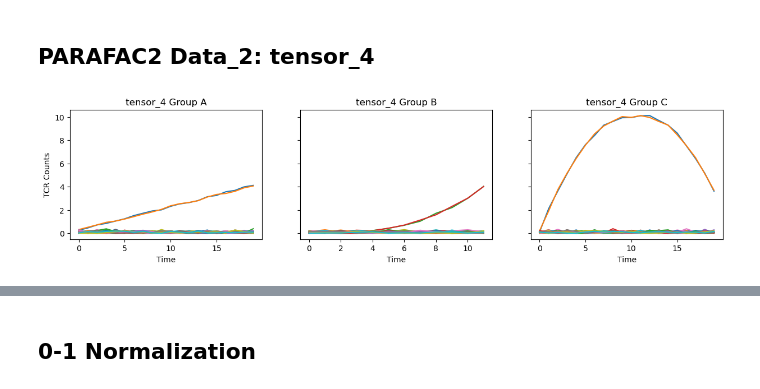
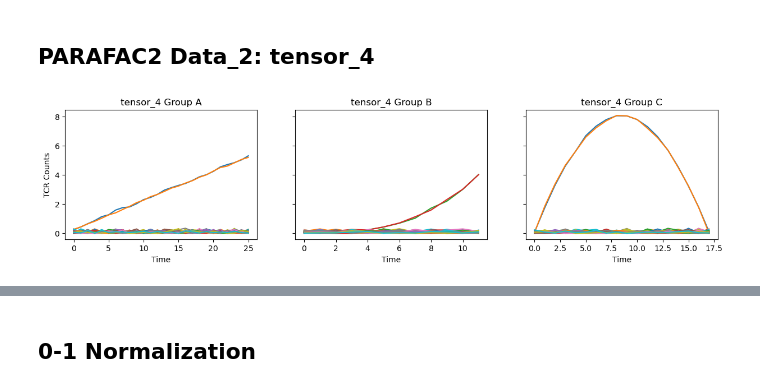
Before and after one commit to pablovadillo/Tensordecomposition, a Jupyter notebook: Simulation.ipynb, the cells around one changed output, grey strips where cells are left out. Drawn from its saved outputs; the diff is of its cells as text; code cells hidden in the pictures.

Commit message:
Corrected small error in PARAFAC2 simulated data

```diff
--- a/Simulation.ipynb
+++ b/Simulation.ipynb
@@ -136,7 +136,7 @@ for patient in range(len(tensor_3)):
     else:
         t_2 = math.ceil(num_timesteps[patient]/2)
         tensor_3[patient][0:t_2, 4:8] = c * t[t_2, None] ** 2 - c * (t[::-1][t_2:num_timesteps[patient], None] + 1) ** 2 + np.abs(np.random.normal(0, 0.1, (t_2, 4)))
-        tensor_3[patient][t_2:num_timesteps[patient], 4:8] = - c * (t[t_2:num_timesteps[patient], None] - t_2-1) ** 2 + c * t_2 ** 2 + np.abs(np.random.normal(0, 0.1, (num_timesteps[patient]-t_2, 4)))
+        tensor_3[patient][t_2:num_timesteps[patient], 4:8] = - c * (t[t_2:num_timesteps[patient], None] - t_2+1) ** 2 + c * t_2 ** 2 + np.abs(np.random.normal(0, 0.1, (num_timesteps[patient]-t_2, 4)))
 # %%
 data_visualization2(5, 9, 8, tensor_3, "tensor_3")
 # %% [output]
@@ -169,8 +183,8 @@ for patient in range(len(tensor_3)):
     else:
         t_2 = math.ceil(num_timesteps[patient]/2)
         tensor_4[patient][0:t_2, 0:2] = c * t[t_2, None] ** 2 - c * (t[::-1][t_2:num_timesteps[patient], None] + 1) ** 2 + np.abs(np.random.normal(0, 0.1, (t_2, 2)))
-        tensor_4[patient][t_2:num_timesteps[patient], 0:2] = - c * (t[t_2:num_timesteps[patient], None] - t_2-1) ** 2 + c * t_2 ** 2 + np.abs(np.random.normal(0, 0.1, (num_timesteps[patient]-t_2, 2)))
+        tensor_4[patient][t_2:num_timesteps[patient], 0:2] = - c * (t[t_2:num_timesteps[patient], None] - t_2+1) ** 2 + c * t_2 ** 2 + np.abs(np.random.normal(0, 0.1, (num_timesteps[patient]-t_2, 2)))
 # %%
-data_visualization2(3, 7, 8, tensor_4, "tensor_4")
+data_visualization2(5, 7, 4, tensor_4, "tensor_4")
 # %% [output]
-[figure, old version]
+[figure, new version]
```
Also changed, not shown: parts of 3 cells of this notebook, 3 other files.
